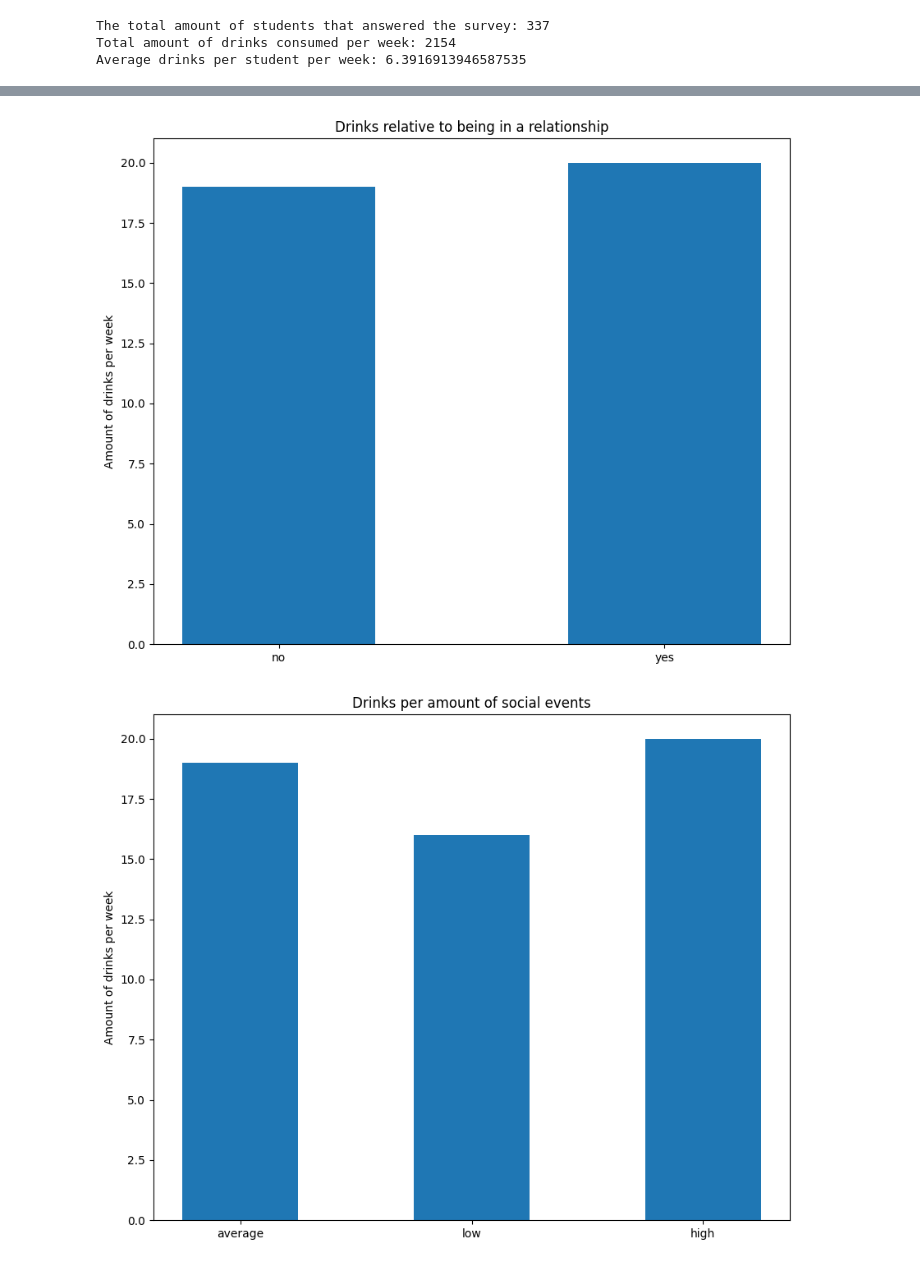
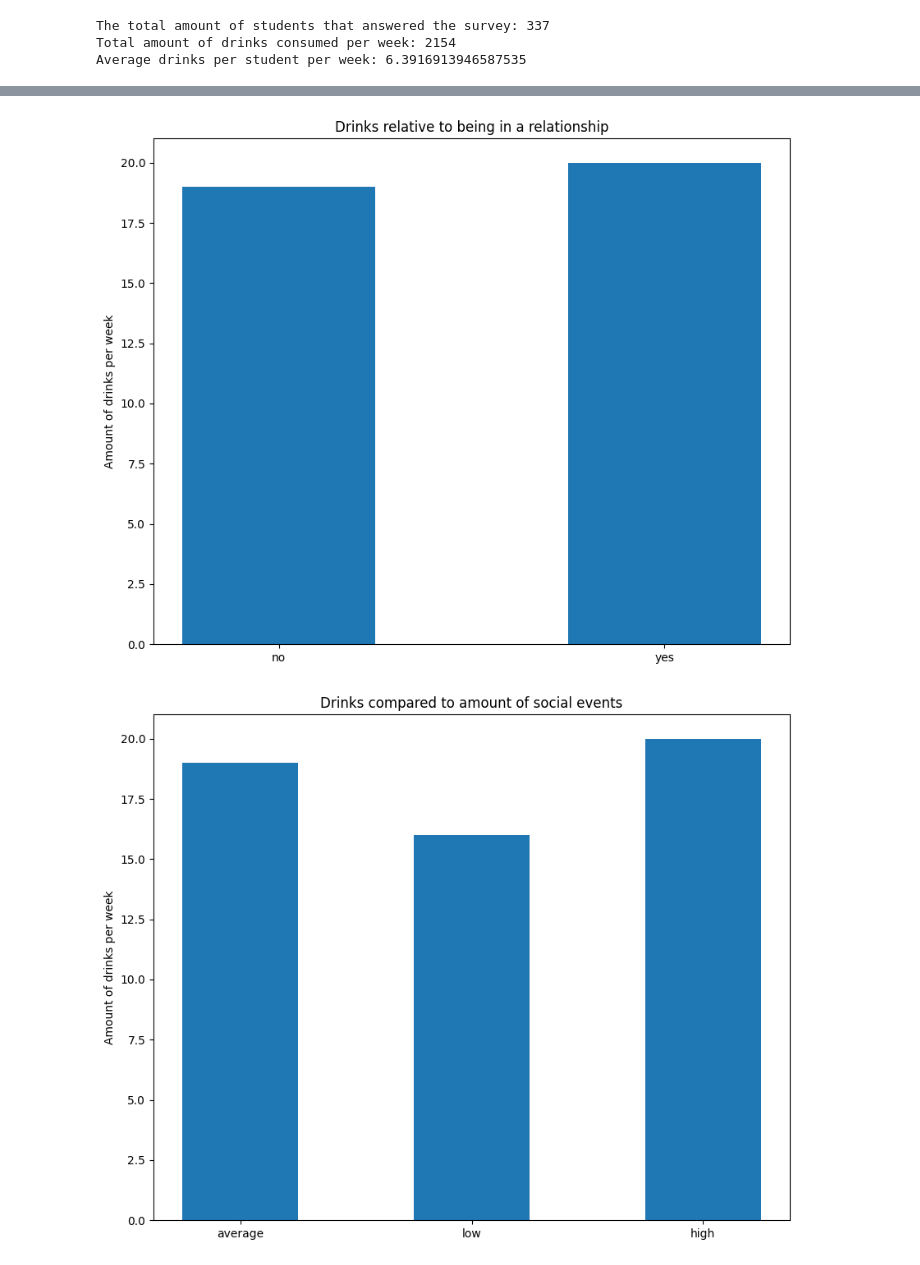
Before and after one commit to Kianvnh/TEST, a Jupyter notebook: Math/Resit math/Final resit math.ipynb, the cells around one changed output, grey strips where cells are left out. Saved outputs shown, nothing was run; the diff lists cells and outputs as text; code cells hidden in the pictures.

```diff
--- a/Math/Resit math/Final resit math.ipynb
+++ b/Math/Resit math/Final resit math.ipynb
@@ -72,35 +72,35 @@ plt.show()
 
 plt.figure(figsize=(10, 8))
 plt.title('Drinks per housing situation')
 plt.ylabel('Amount of drinks per week')
 plt.bar(x_h,y,width=0.5) #drinks per housing
 plt.show()
 
 plt.figure(figsize=(10, 8))
 plt.title('Drinks per budget')
 plt.ylabel('Amount of drinks per week')
 plt.bar(x_b,y,width=0.5) #drinks per budget
 plt.show()
 
 plt.figure(figsize=(10, 8))
 plt.title('Drinks relative to being in a relationship')
 plt.ylabel('Amount of drinks per week')
 plt.bar(x_r,y,width=0.5) #drinks per relationship
 plt.show()
 
 plt.figure(figsize=(10, 8))
-plt.title('Drinks per amount of social events')
+plt.title('Drinks compared to amount of social events')
 plt.ylabel('Amount of drinks per week')
 plt.bar(x_se,y,width=0.5) #drinks per social event
 plt.show()
 # %% [output]
 [figure]
 [figure]
 [figure]
 [figure]
 [figure]
 [figure]
-[figure, old version]
+[figure, new version]
 # %% [markdown]
 I have chosen to zoom this experiment in on avg_grade as it is the only variable you can objectively divide into lower being bad and higher being good.
 The graph that compares the amount of drinks students had to their average grade is very Right-Skewed, meaning that most of the students that drink alot every week do not have a high average grade.
```
Also changed, not shown: parts of 6 cells of this notebook.
